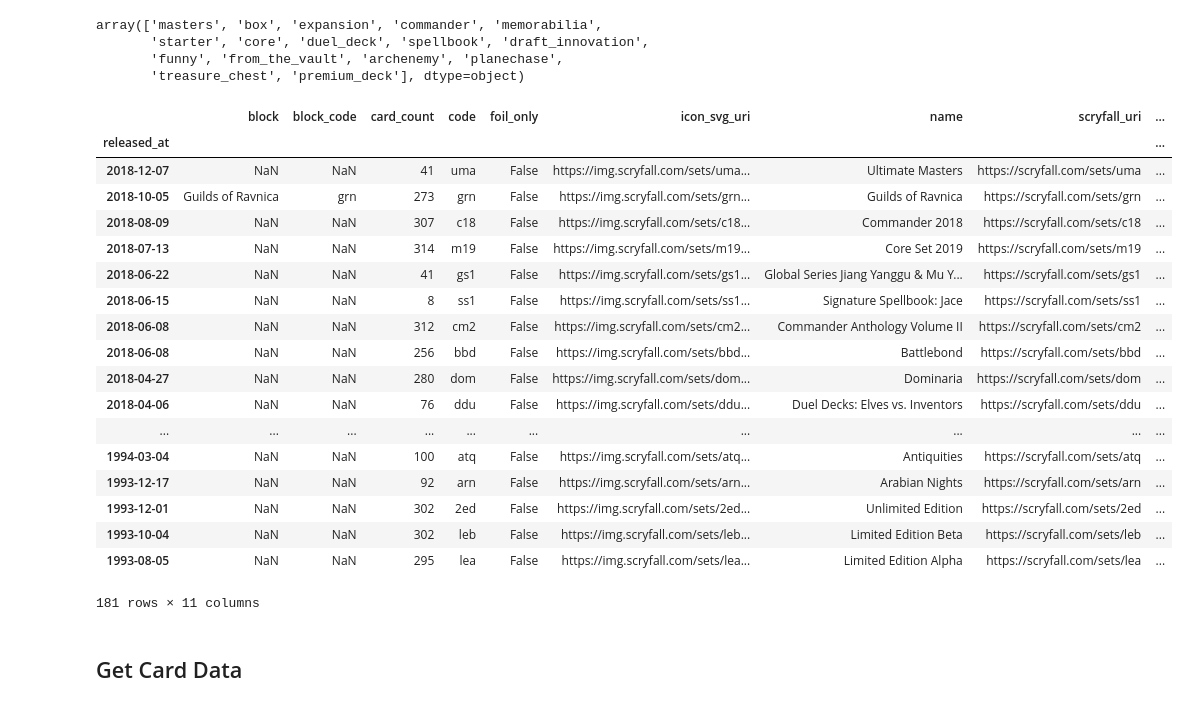
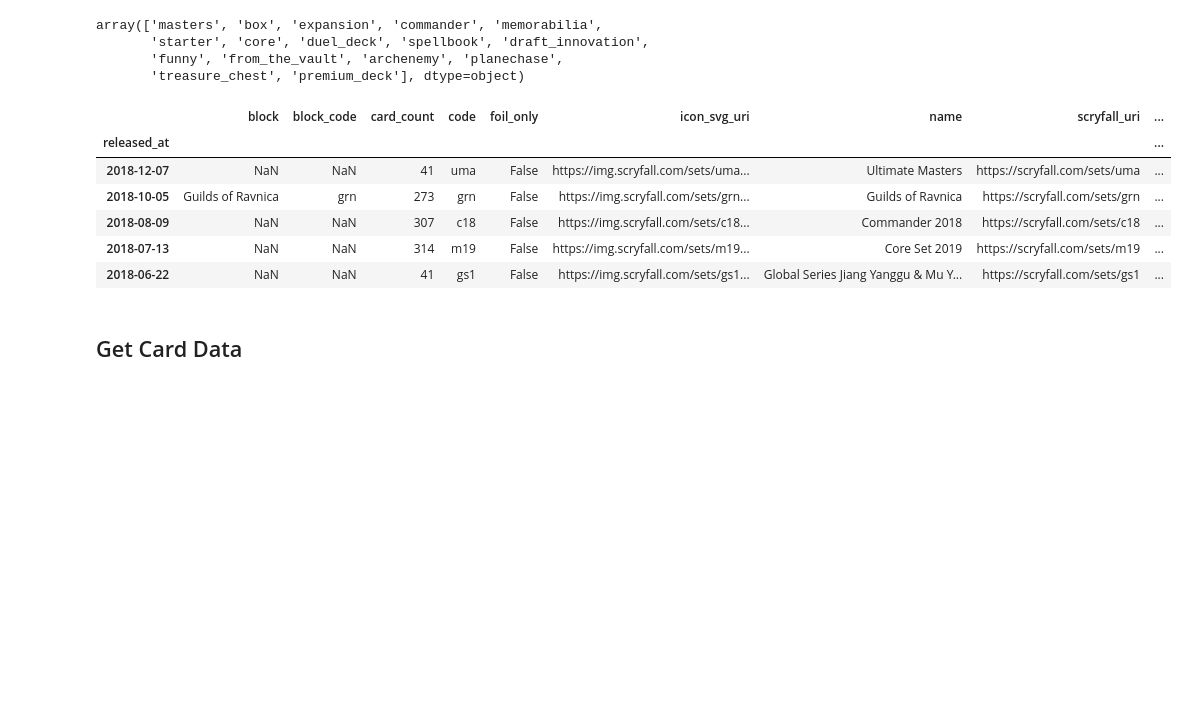
Before and after one commit to alexgcuevas/mystic-speculation, a Jupyter notebook: scrape/Scraping Scratchpad.ipynb, the cells around one changed output. Cells and saved outputs as stored; diff of their text form; code cells hidden in the pictures; blank space fills up the shorter version.

```diff
--- a/scrape/Scraping Scratchpad.ipynb
+++ b/scrape/Scraping Scratchpad.ipynb
@@ -59,27 +59,15 @@ types_to_drop = [
 # %%
 final_sets = sets_df[sets_df['code'].apply(lambda x: x not in sets_to_drop)]
 final_sets = final_sets[final_sets['set_type'].apply(lambda x: x not in types_to_drop)]
-final_sets
+final_sets.head()
 # %% [output]
 |  | block | block_code | card_count | code | foil_only | icon_svg_uri | name | scryfall_uri | ... |
 | released_at |  |  |  |  |  |  |  |  | ... |
 | 2018-12-07 | NaN | NaN | 41 | uma | False | https://img.scryfall.com/sets/uma... | Ultimate Masters | https://scryfall.com/sets/uma | ... |
 | 2018-10-05 | Guilds of Ravnica | grn | 273 | grn | False | https://img.scryfall.com/sets/grn... | Guilds of Ravnica | https://scryfall.com/sets/grn | ... |
 | 2018-08-09 | NaN | NaN | 307 | c18 | False | https://img.scryfall.com/sets/c18... | Commander 2018 | https://scryfall.com/sets/c18 | ... |
 | 2018-07-13 | NaN | NaN | 314 | m19 | False | https://img.scryfall.com/sets/m19... | Core Set 2019 | https://scryfall.com/sets/m19 | ... |
 | 2018-06-22 | NaN | NaN | 41 | gs1 | False | https://img.scryfall.com/sets/gs1... | Global Series Jiang Yanggu & Mu Y... | https://scryfall.com/sets/gs1 | ... |
-| 2018-06-15 | NaN | NaN | 8 | ss1 | False | https://img.scryfall.com/sets/ss1... | Signature Spellbook: Jace | https://scryfall.com/sets/ss1 | ... |
-| 2018-06-08 | NaN | NaN | 312 | cm2 | False | https://img.scryfall.com/sets/cm2... | Commander Anthology Volume II | https://scryfall.com/sets/cm2 | ... |
-| 2018-06-08 | NaN | NaN | 256 | bbd | False | https://img.scryfall.com/sets/bbd... | Battlebond | https://scryfall.com/sets/bbd | ... |
-| 2018-04-27 | NaN | NaN | 280 | dom | False | https://img.scryfall.com/sets/dom... | Dominaria | https://scryfall.com/sets/dom | ... |
-| 2018-04-06 | NaN | NaN | 76 | ddu | False | https://img.scryfall.com/sets/ddu... | Duel Decks: Elves vs. Inventors | https://scryfall.com/sets/ddu | ... |
-| ... | ... | ... | ... | ... | ... | ... | ... | ... | ... |
-| 1994-03-04 | NaN | NaN | 100 | atq | False | https://img.scryfall.com/sets/atq... | Antiquities | https://scryfall.com/sets/atq | ... |
-| 1993-12-17 | NaN | NaN | 92 | arn | False | https://img.scryfall.com/sets/arn... | Arabian Nights | https://scryfall.com/sets/arn | ... |
-| 1993-12-01 | NaN | NaN | 302 | 2ed | False | https://img.scryfall.com/sets/2ed... | Unlimited Edition | https://scryfall.com/sets/2ed | ... |
-| 1993-10-04 | NaN | NaN | 302 | leb | False | https://img.scryfall.com/sets/leb... | Limited Edition Beta | https://scryfall.com/sets/leb | ... |
-| 1993-08-05 | NaN | NaN | 295 | lea | False | https://img.scryfall.com/sets/lea... | Limited Edition Alpha | https://scryfall.com/sets/lea | ... |
-181 rows × 11 columns
 # %% [markdown]
 ## Get Card Data
 # %%
```
Also changed, not shown: parts of 13 cells of this notebook.
